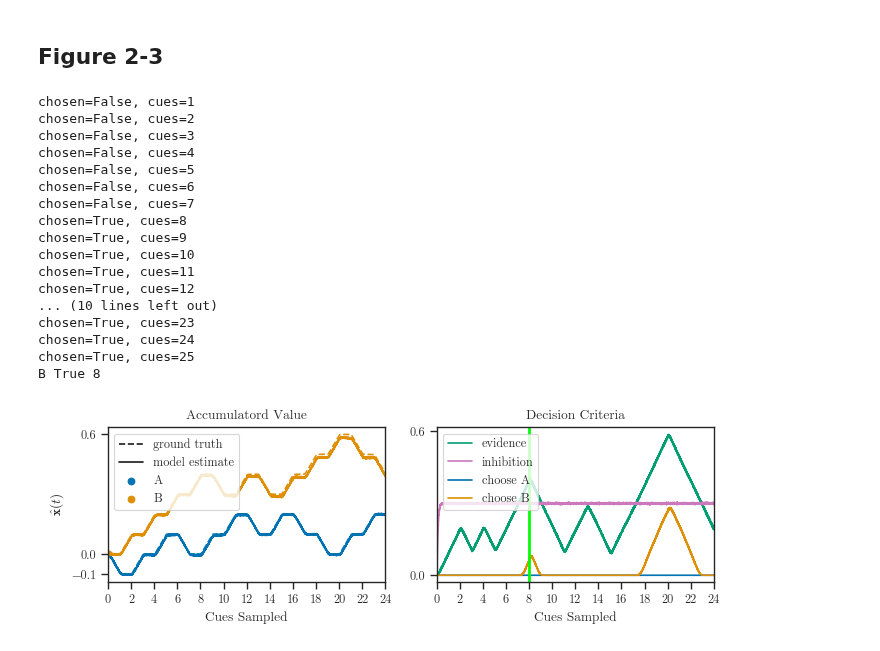
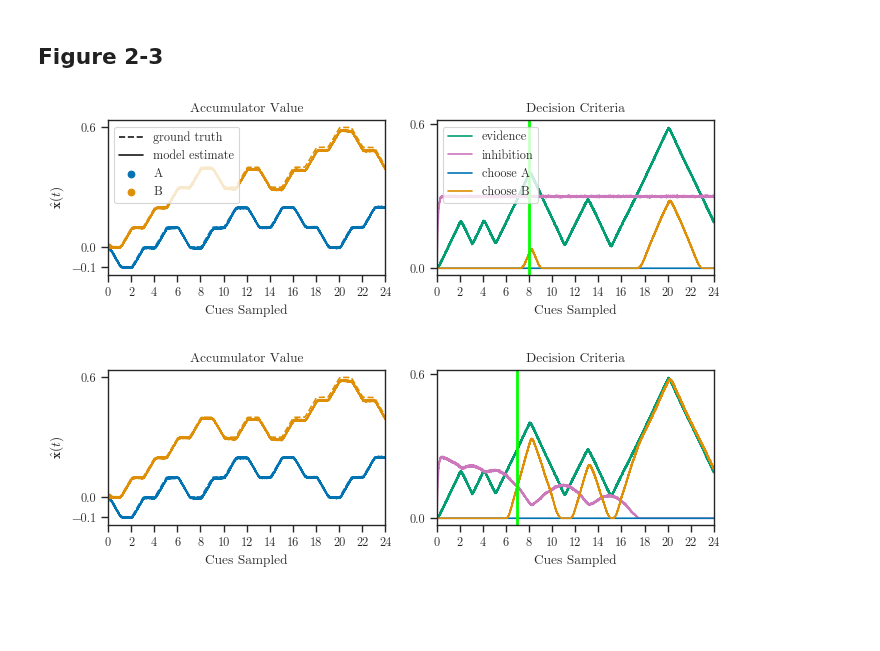
Before and after one commit to psipeter/speed-accuracy-tradeoff, a Jupyter notebook: dynamics.ipynb, the cells around one changed output. Drawn from its saved outputs; the diff is of its cells as text; code cells hidden in the pictures; blank space fills up the shorter version.

```diff
--- a/dynamics.ipynb
+++ b/dynamics.ipynb
@@ -26,7 +26,7 @@ def run_once(deltaP, maxCues=12, seed=0, dt=0.001, legend=False, name="default",
             if not chosen: cues_sampled += 1
             chosen = True if (len(chooseA)>0 or len(chooseB)>0) else False
             total_cues += 1
-            print(f"chosen={chosen}, cues={total_cues}")
+#             print(f"chosen={chosen}, cues={total_cues}")
 
     if chosen:  # if the model made a choice before maxCues was reached
         chooseA = np.argwhere(sim.data[net.pAction][:,0] > 0)
@@ -39,7 +39,6 @@ def run_once(deltaP, maxCues=12, seed=0, dt=0.001, legend=False, name="default",
         valueB = sim.data[net.pAccumulator][-1][1]
         choice = "A" if valueA > valueB else "B"
     is_correct = True if choice==inputs.correct else False
-    print(choice, is_correct, cues_sampled)
 
     idealA = np.cumsum(sim.data[net.pInputs][:,0]) * net.m * dt
     idealB = np.cumsum(sim.data[net.pInputs][:,1]) * net.m * dt
@@ -65,7 +64,7 @@ def run_once(deltaP, maxCues=12, seed=0, dt=0.001, legend=False, name="default",
     axes[1].plot(sim.trange(), sim.data[net.pAction][:,0], label=r"choose A", color=palette[0]) # $\rightarrow$
     axes[1].plot(sim.trange(), sim.data[net.pAction][:,1], label=r"choose B", color=palette[1]) # $\rightarrow$
     axes[1].axvline(cues_sampled*0.5, color='lime' if is_correct else 'red', lw=2)  # , label='decision time'
-    axes[0].set(xlabel="Cues Sampled", ylabel=r"$\mathbf{\hat{x}}(t)$", title="Accumulatord Value", yticks=((ymin, 0, ymax)),
+    axes[0].set(xlabel="Cues Sampled", ylabel=r"$\mathbf{\hat{x}}(t)$", title="Accumulator Value", yticks=((ymin, 0, ymax)),
                 xlim=((0, maxCues)), xticks=np.arange(0, maxCues+1, 1), xticklabels=np.arange(0, 2*maxCues+2, 2))
     axes[1].set(xlabel="Cues Sampled", ylabel=None, title="Decision Criteria", yticks=((0, y2c)),
                 xlim=((0, maxCues)), xticks=np.arange(0, maxCues+1, 1), xticklabels=np.arange(0, 2*maxCues+2, 2))
@@ -80,21 +79,8 @@ def run_once(deltaP, maxCues=12, seed=0, dt=0.001, legend=False, name="default",
 # %%
 run_once(deltaP=0.1, seed=0, T=0.3, legend=True, name="Fig2")
 # %% [output]
-chosen=False, cues=1
-chosen=False, cues=2
-chosen=False, cues=3
-chosen=False, cues=4
-chosen=False, cues=5
-chosen=False, cues=6
-chosen=False, cues=7
-chosen=True, cues=8
-chosen=True, cues=9
-chosen=True, cues=10
-chosen=True, cues=11
-chosen=True, cues=12
-... (10 lines left out)
-chosen=True, cues=23
-chosen=True, cues=24
-chosen=True, cues=25
-B True 8
 [figure]
+# %%
+run_once(deltaP=0.1, seed=0, T=0.3, tau=0.02, delta=0.4, name="Fig3")
+# %% [output]
+[figure, added]
```
Also changed, not shown: 7 other files.
